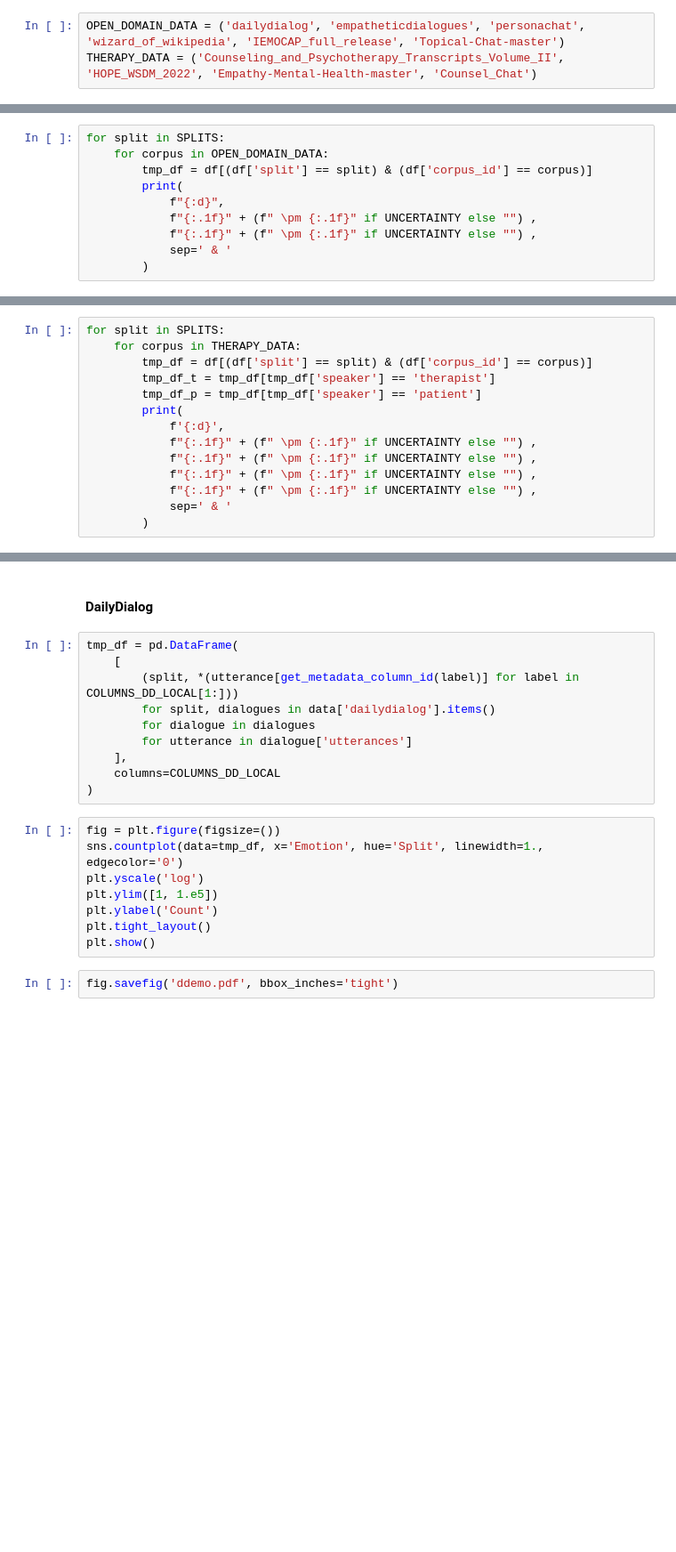
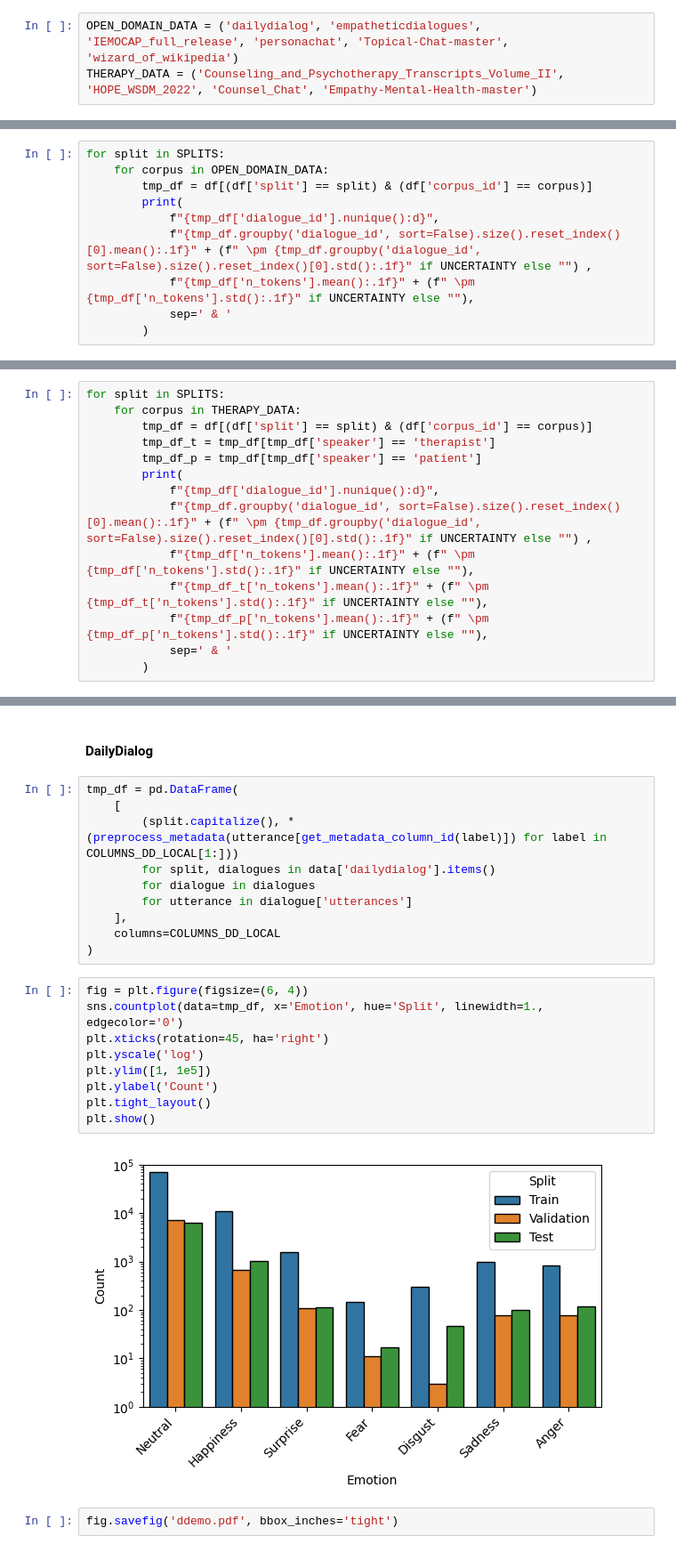
Before and after one commit to vincenzo-scotti/programmable_chatbot, a Jupyter notebook: notebooks/data.ipynb, the cells around one changed output, grey strips where cells are left out. Shown at 89% size. Drawn from its saved outputs; the diff is of its cells as text; blank space fills up the shorter version.

Commit message:
Update notebook for data exploration and results

```diff
--- a/notebooks/data.ipynb
+++ b/notebooks/data.ipynb
@@ -37,8 +44,8 @@ CORPUS_KWARGS = {
 # %%
 DF_COLUMNS = ['corpus_id', 'split', 'dialogue_id', 'utterance_id', 'speaker', 'n_tokens']
 # %%
-OPEN_DOMAIN_DATA = ('dailydialog', 'empatheticdialogues', 'personachat', 'wizard_of_wikipedia', 'IEMOCAP_full_release', 'Topical-Chat-master')
-THERAPY_DATA = ('Counseling_and_Psychotherapy_Transcripts_Volume_II', 'HOPE_WSDM_2022', 'Empathy-Mental-Health-master', 'Counsel_Chat')
+OPEN_DOMAIN_DATA = ('dailydialog', 'empatheticdialogues', 'IEMOCAP_full_release', 'personachat', 'Topical-Chat-master', 'wizard_of_wikipedia')
+THERAPY_DATA = ('Counseling_and_Psychotherapy_Transcripts_Volume_II', 'HOPE_WSDM_2022', 'Counsel_Chat', 'Empathy-Mental-Health-master')
 # %%
 UNCERTAINTY = False
 # %%
@@ -107,8 +132,8 @@ for split in SPLITS:
     for corpus in OPEN_DOMAIN_DATA:
         tmp_df = df[(df['split'] == split) & (df['corpus_id'] == corpus)]
         print(
-            f"{:d}",
-            f"{:.1f}" + (f" \pm {:.1f}" if UNCERTAINTY else "") ,
-            f"{:.1f}" + (f" \pm {:.1f}" if UNCERTAINTY else "") ,
+            f"{tmp_df['dialogue_id'].nunique():d}",
+            f"{tmp_df.groupby('dialogue_id', sort=False).size().reset_index()[0].mean():.1f}" + (f" \pm {tmp_df.groupby('dialogue_id', sort=False).size().reset_index()[0].std():.1f}" if UNCERTAINTY else "") ,
+            f"{tmp_df['n_tokens'].mean():.1f}" + (f" \pm {tmp_df['n_tokens'].std():.1f}" if UNCERTAINTY else ""),
             sep=' & '
         )
@@ -119,10 +163,10 @@ for split in SPLITS:
         tmp_df_t = tmp_df[tmp_df['speaker'] == 'therapist']
         tmp_df_p = tmp_df[tmp_df['speaker'] == 'patient']
         print(
-            f'{:d}',
-            f"{:.1f}" + (f" \pm {:.1f}" if UNCERTAINTY else "") ,
-            f"{:.1f}" + (f" \pm {:.1f}" if UNCERTAINTY else "") ,
-            f"{:.1f}" + (f" \pm {:.1f}" if UNCERTAINTY else "") ,
-            f"{:.1f}" + (f" \pm {:.1f}" if UNCERTAINTY else "") ,
+            f"{tmp_df['dialogue_id'].nunique():d}",
+            f"{tmp_df.groupby('dialogue_id', sort=False).size().reset_index()[0].mean():.1f}" + (f" \pm {tmp_df.groupby('dialogue_id', sort=False).size().reset_index()[0].std():.1f}" if UNCERTAINTY else "") ,
+            f"{tmp_df['n_tokens'].mean():.1f}" + (f" \pm {tmp_df['n_tokens'].std():.1f}" if UNCERTAINTY else ""),
+            f"{tmp_df_t['n_tokens'].mean():.1f}" + (f" \pm {tmp_df_t['n_tokens'].std():.1f}" if UNCERTAINTY else ""),
+            f"{tmp_df_p['n_tokens'].mean():.1f}" + (f" \pm {tmp_df_p['n_tokens'].std():.1f}" if UNCERTAINTY else ""),
             sep=' & '
         )
@@ -133,7 +190,7 @@ for split in SPLITS:
 # %%
 tmp_df = pd.DataFrame(
     [
-        (split, *(utterance[get_metadata_column_id(label)] for label in COLUMNS_DD_LOCAL[1:]))
+        (split.capitalize(), *(preprocess_metadata(utterance[get_metadata_column_id(label)]) for label in COLUMNS_DD_LOCAL[1:]))
         for split, dialogues in data['dailydialog'].items()
         for dialogue in dialogues
         for utterance in dialogue['utterances']
@@ -141,12 +198,15 @@ tmp_df = pd.DataFrame(
     columns=COLUMNS_DD_LOCAL
 )
 # %%
-fig = plt.figure(figsize=())
+fig = plt.figure(figsize=(6, 4))
 sns.countplot(data=tmp_df, x='Emotion', hue='Split', linewidth=1., edgecolor='0')
+plt.xticks(rotation=45, ha='right')
 plt.yscale('log')
-plt.ylim([1, 1.e5])
+plt.ylim([1, 1e5])
 plt.ylabel('Count')
 plt.tight_layout()
 plt.show()
+# %% [output]
+[figure, added]
 # %%
 fig.savefig('ddemo.pdf', bbox_inches='tight')
```
Also changed, not shown: parts of 33 cells of this notebook, 1 other file.
